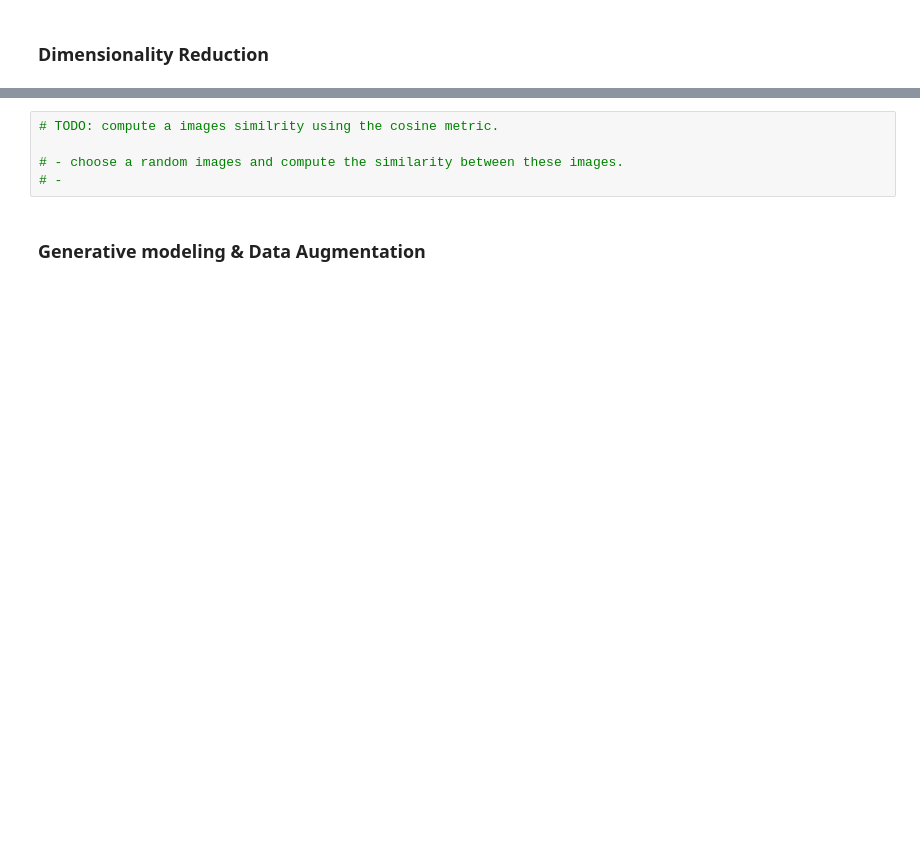
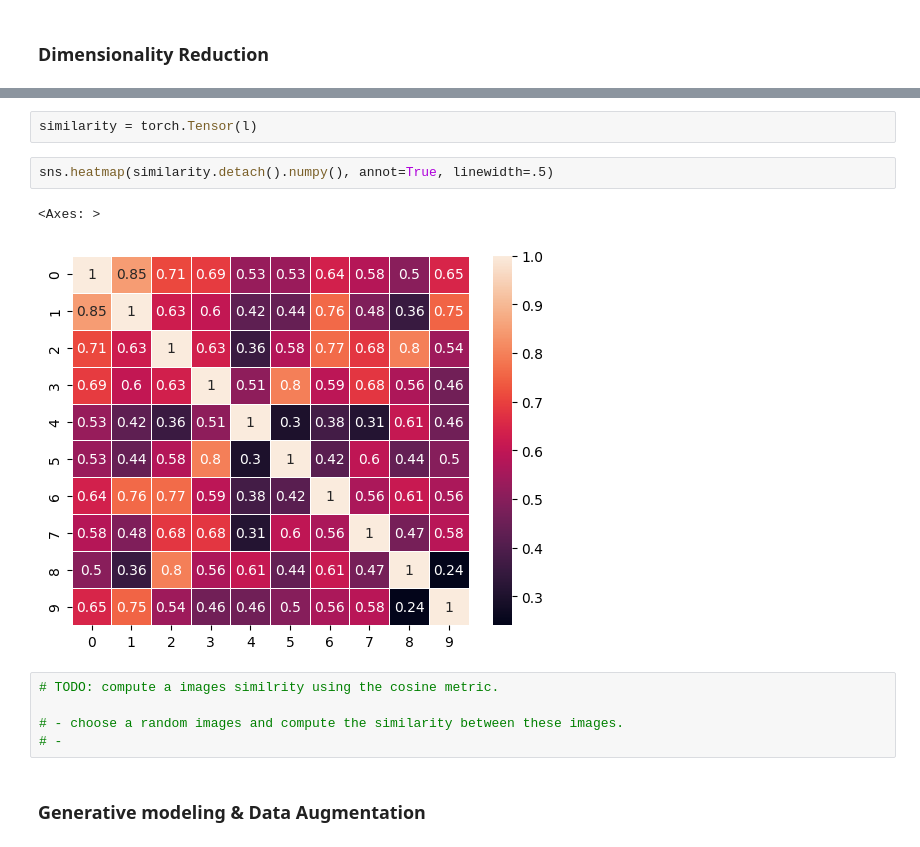
Before and after one commit to JamorMoussa/learn-DeepLearning, a Jupyter notebook: AutoEncoders/AutoEncoders-Architecture-In-DeepLearning.ipynb, the cells around one changed output, grey strips where cells are left out. Saved outputs shown, nothing was run; the diff lists cells and outputs as text; blank space fills up the shorter version.

```diff
--- a/AutoEncoders/AutoEncoders-Architecture-In-DeepLearning.ipynb
+++ b/AutoEncoders/AutoEncoders-Architecture-In-DeepLearning.ipynb
@@ -395,3 +422,10 @@ In this section, we're going to use the pre-trainned AutoEncoder model, gotten i
+# %%
+similarity = torch.Tensor(l)
+# %%
+sns.heatmap(similarity.detach().numpy(), annot=True, linewidth=.5)
+# %% [output]
+<Axes: >
+[figure, added]
 # %%
 # TODO: compute a images similrity using the cosine metric.
 
```
Also changed, not shown: parts of 48 cells of this notebook, 8 other files.
